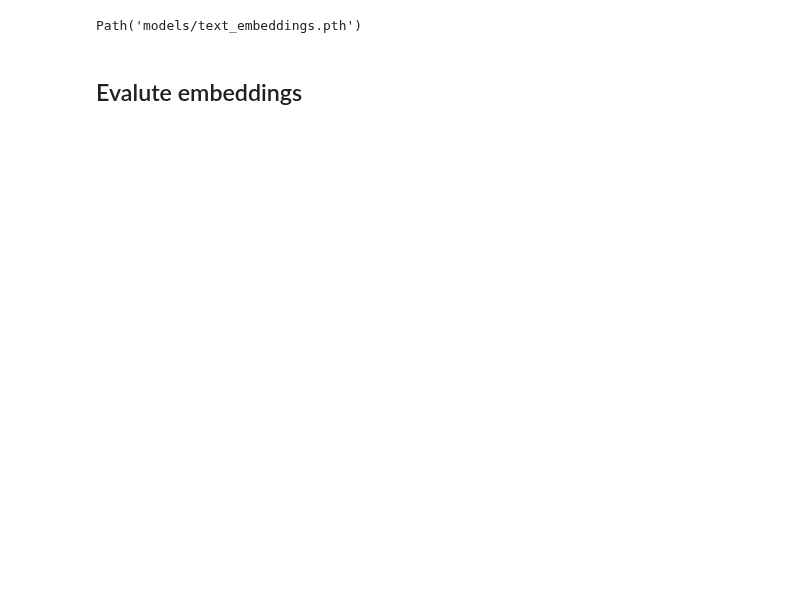
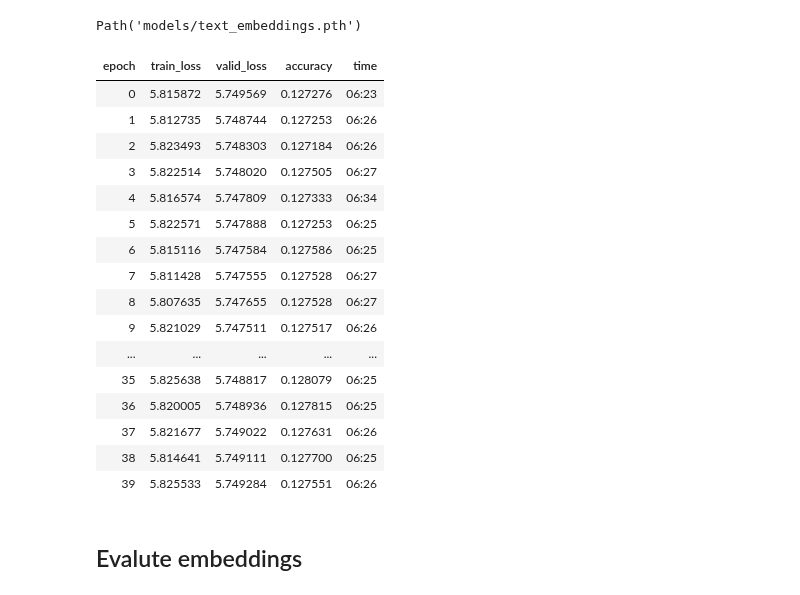
Before and after one commit to earthspecies/audio-embeddings, a Jupyter notebook: 10_train_and_evaluate_simple_text_embeddings.ipynb, the cells around one changed output. Saved outputs shown, nothing was run; the diff lists cells and outputs as text; code cells hidden in the pictures; blank space fills up the shorter version.

```diff
--- a/10_train_and_evaluate_simple_text_embeddings.ipynb
+++ b/10_train_and_evaluate_simple_text_embeddings.ipynb
@@ -104,6 +147,26 @@ learn.fit(4, lr=1e-4)
 learn.save('text_embeddings')
 # %% [output]
 Path('models/text_embeddings.pth')
+# %%
+learn.fit(40, lr=1e-4)
+# %% [output]
+| epoch | train_loss | valid_loss | accuracy | time |
+| 0 | 5.815872 | 5.749569 | 0.127276 | 06:23 |
+| 1 | 5.812735 | 5.748744 | 0.127253 | 06:26 |
+| 2 | 5.823493 | 5.748303 | 0.127184 | 06:26 |
+| 3 | 5.822514 | 5.748020 | 0.127505 | 06:27 |
+| 4 | 5.816574 | 5.747809 | 0.127333 | 06:34 |
+| 5 | 5.822571 | 5.747888 | 0.127253 | 06:25 |
+| 6 | 5.815116 | 5.747584 | 0.127586 | 06:25 |
+| 7 | 5.811428 | 5.747555 | 0.127528 | 06:27 |
+| 8 | 5.807635 | 5.747655 | 0.127528 | 06:27 |
+| 9 | 5.821029 | 5.747511 | 0.127517 | 06:26 |
+| ... | ... | ... | ... | ... |
+| 35 | 5.825638 | 5.748817 | 0.128079 | 06:25 |
+| 36 | 5.820005 | 5.748936 | 0.127815 | 06:25 |
+| 37 | 5.821677 | 5.749022 | 0.127631 | 06:26 |
+| 38 | 5.814641 | 5.749111 | 0.127700 | 06:25 |
+| 39 | 5.825533 | 5.749284 | 0.127551 | 06:26 |
 # %% [markdown]
 ## Evalute embeddings
 # %%
```
Also changed, not shown: parts of 14 cells of this notebook.
